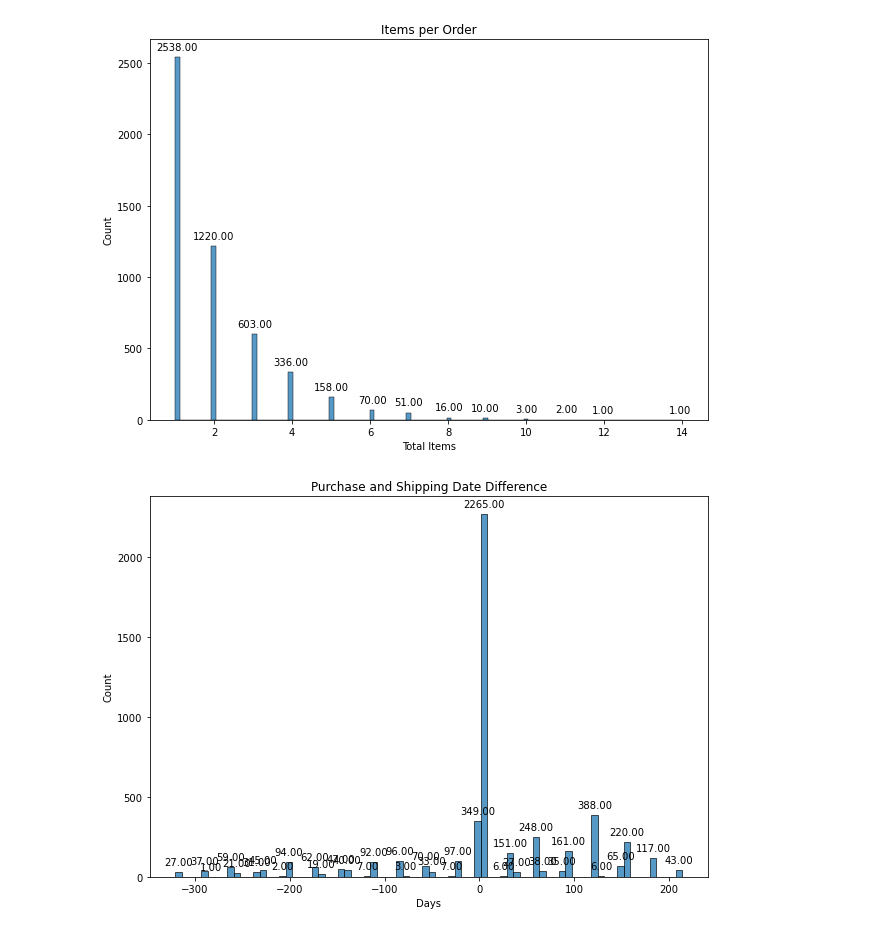
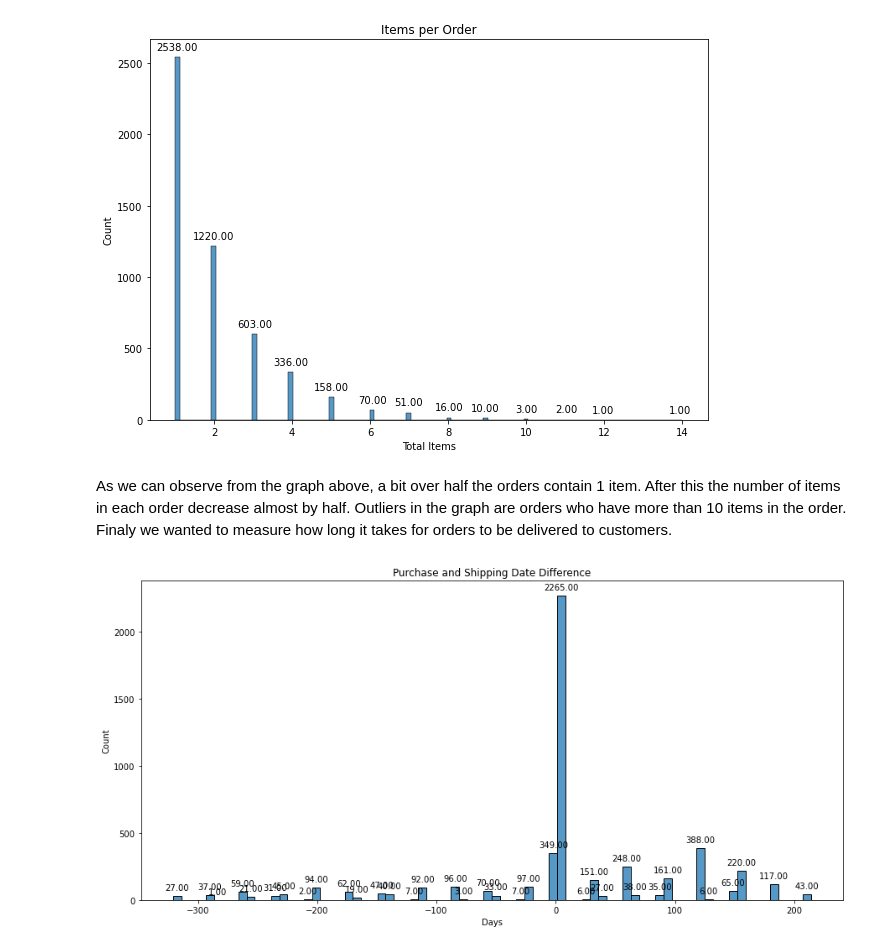
Before and after one commit to juiceHN/d2mpython, a Jupyter notebook: FinalReport.ipynb, the cells around one changed output. Drawn from its saved outputs; the diff is of its cells as text; code cells hidden in the pictures.

```diff
--- a/FinalReport.ipynb
+++ b/FinalReport.ipynb
@@ -78,0 +155,5 @@ memory usage: 1.7+ MB
+# %%
+total_profit_state = total_profit_state[['State','Abbrev.', 'total_profit','total_sales','total_discount','profit_rate','discount_rate']]
+
+
+print (total_profit_state.sort_values('profit_rate', ascending = True) )
@@ -78,0 +180,7 @@ memory usage: 1.7+ MB
+# %%
+order = total_profit_state.sort_values('profit_rate')
+
+plt.figure( figsize = (18, 7) )
+chart= sb.barplot(data=order, x='Abbrev.', y='profit_rate')
+plt.figure( figsize = (18, 7) )
+chart= sb.barplot(data=order, x='Abbrev.', y='discount_rate')
@@ -78,0 +192,7 @@ memory usage: 1.7+ MB
+# %%
+regions = []
+for state in order.State:
+    temp = sales.loc[sales['State']==state]
+    regions.append((repr(temp.head(1).Region).split()[1]))
+order["Region"]=regions
+order
@@ -78,0 +217,7 @@ memory usage: 1.7+ MB
+# %%
+plt.figure( figsize = (10, 12) )
+chart=sb.scatterplot(data=order, x='discount_rate', y='profit_rate', hue="Region")
+chart.set_title('Discount vs Profits')
+chart.set_xlabel('Discount')
+chart.set_ylabel('Profit')
+plt.show()
@@ -236,12 +902,14 @@ g_items.set_ylabel('Count')
 values_on_bars(g_items)
 # %% [output]
 [figure]
+# %% [markdown]
+As we can observe from the graph above, a bit over half the orders contain 1 item. After this the number of items in each order decrease almost by half. Outliers in the graph are orders who have more than 10 items in the order. Finaly we wanted to measure how long it takes for orders to be delivered to customers.
 # %%
-plt.figure( figsize = (10, 7) )
+plt.figure( figsize = (15, 7) )
 g_s=sb.histplot(order_data, x=order_data['Date_Difference'])
 g_s.set_title('Purchase and Shipping Date Difference')
 g_s.set_xlabel('Days')
 g_s.set_ylabel('Count')
 values_on_bars(g_s)
 # %% [output]
-[figure, old version]
+[figure, new version]
```
Also changed, not shown: parts of 95 cells of this notebook.
